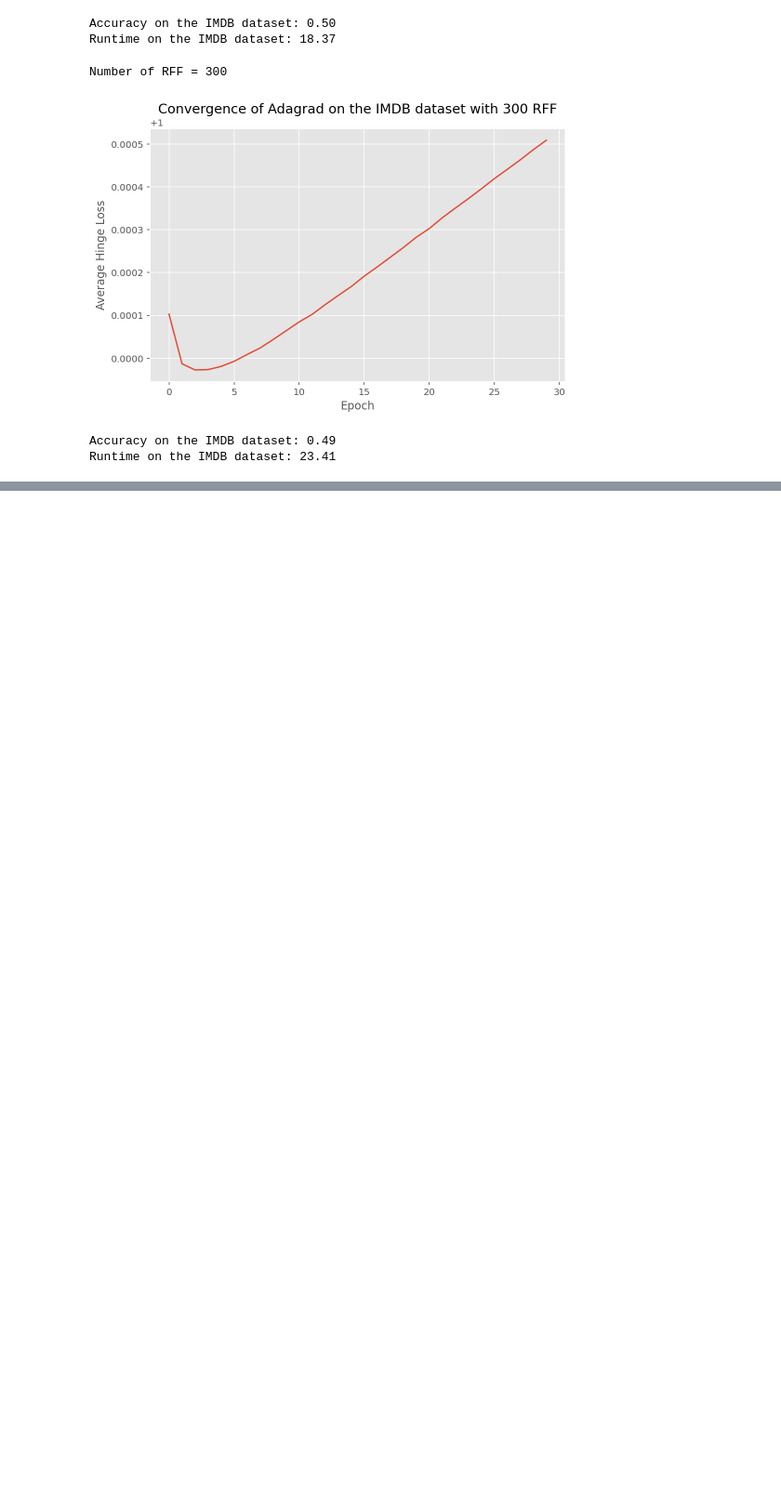
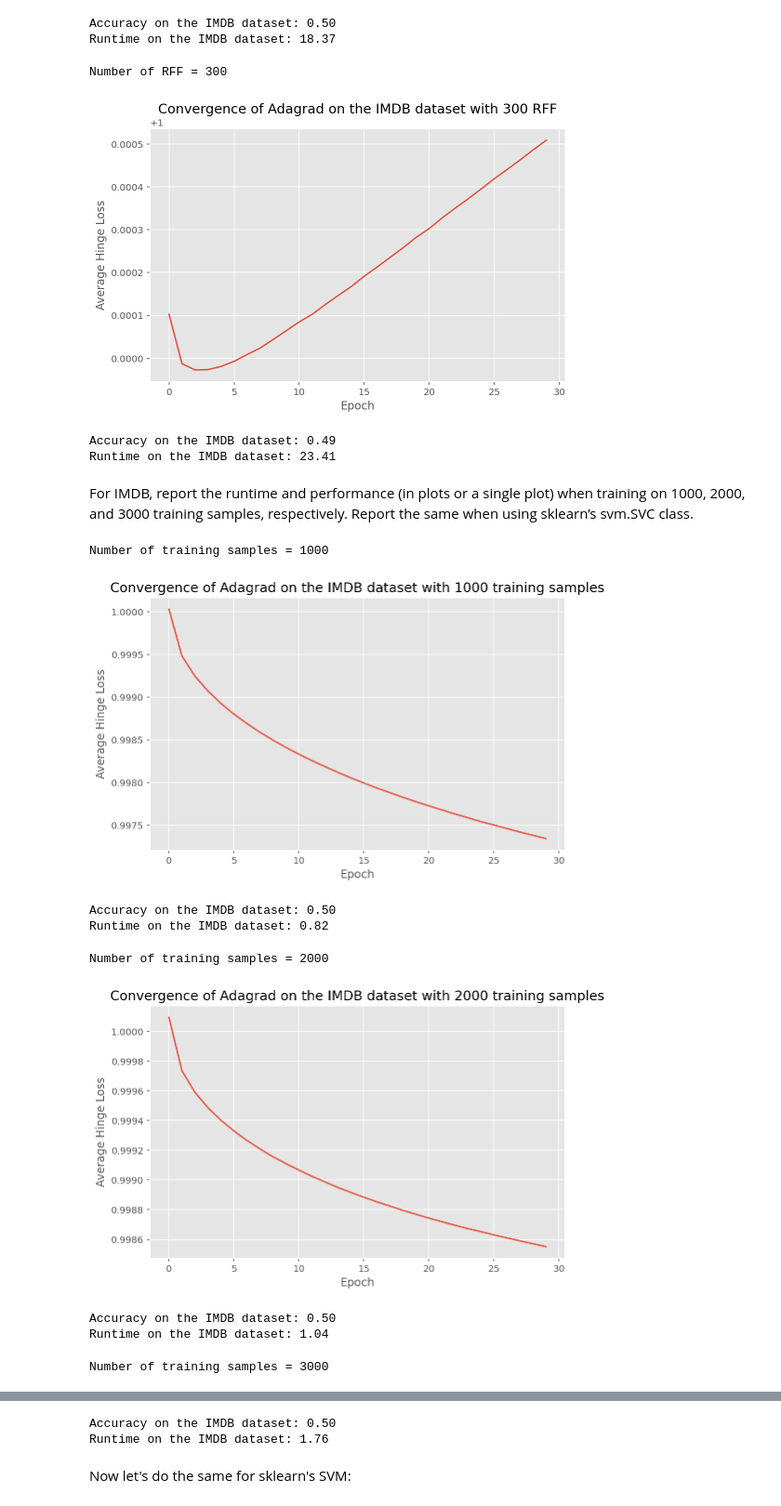
Before and after one commit to linglingec/large-scale-svm, a Jupyter notebook: test.ipynb, the cells around one changed output, grey strips where cells are left out. Shown at 93% size. Cells and saved outputs as stored; diff of their text form; code cells hidden in the pictures; blank space fills up the shorter version.

```diff
--- a/test.ipynb
+++ b/test.ipynb
@@ -612,3 +617,51 @@ Number of RFF = 300
 [figure]
 Accuracy on the IMDB dataset: 0.49
 Runtime on the IMDB dataset: 23.41
+# %% [markdown]
+For IMDB, report the runtime and performance (in plots or a single plot) when training on 1000, 2000, and 3000 training samples, respectively. Report the same when using sklearn’s svm.SVC class.
+# %%
+train_samples = [1000, 2000, 3000]
+np.random.seed(420)
+
+for n_samples in train_samples:
+
+    model = LinearSVM(lambda_=0.1)
+    optimizer = Adagrad(learning_rate=0.001)
+
+    rff = RandomFourierFeatures(n_components=100, gamma=0.1)
+    X_train_val_imdb_rff = rff.fit_transform(X_train_val_imdb)
+    indices = np.random.choice(X_train_val_imdb_rff.shape[0], n_samples, replace=False)
+    X_train_val_imdb_rff_subset = X_train_val_imdb_rff[indices]
+    y_train_val_imdb_subset = y_train_val_imdb[indices]
+
+    X_test_imdb_scaled_rff = rff.transform(X_test_imdb_scaled)
+
+    start_time = time.time()
+    loss = model.fit(X_train_val_imdb_rff_subset, y_train_val_imdb_subset, optimizer, n_epochs=30, batch_size=10)
+    runtime = time.time() - start_time
+
+    test_pred = model.predict(X_test_imdb_scaled_rff)
+    accuracy = accuracy_score(y_test_imdb, test_pred)
+
+    # Plotting convergence
+    print('')
+    print(f"Number of training samples = {n_samples}")
+
+    plt.plot(loss)
+    plt.title(f"Convergence of Adagrad on the IMDB dataset with {n_samples} training samples")
+    plt.xlabel('Epoch')
+    plt.ylabel('Average Hinge Loss')
+    plt.show()
+
+    print(f"Accuracy on the IMDB dataset: {accuracy:.2f}")
+    print(f"Runtime on the IMDB dataset: {runtime:.2f}")
+# %% [output]
+Number of training samples = 1000
+[figure, added]
+Accuracy on the IMDB dataset: 0.50
+Runtime on the IMDB dataset: 0.82
+Number of training samples = 2000
+[figure, added]
+Accuracy on the IMDB dataset: 0.50
+Runtime on the IMDB dataset: 1.04
+Number of training samples = 3000
@@ -614,0 +669,4 @@ Runtime on the IMDB dataset: 23.41
+Accuracy on the IMDB dataset: 0.50
+Runtime on the IMDB dataset: 1.76
+# %% [markdown]
+Now let's do the same for sklearn's SVM:
```
Also changed, not shown: parts of 3 cells of this notebook.
